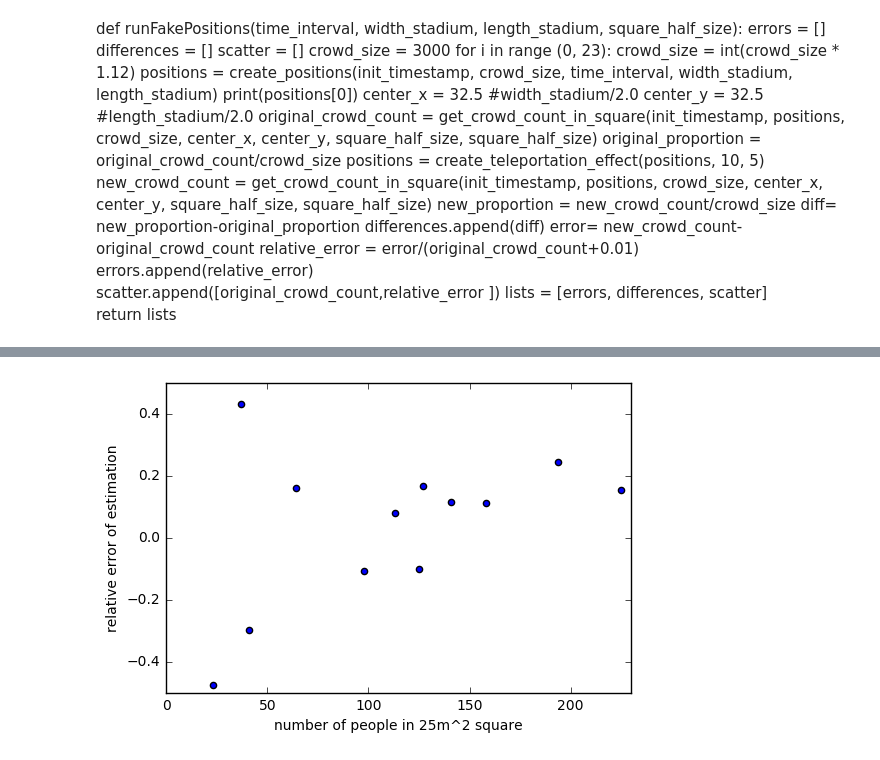
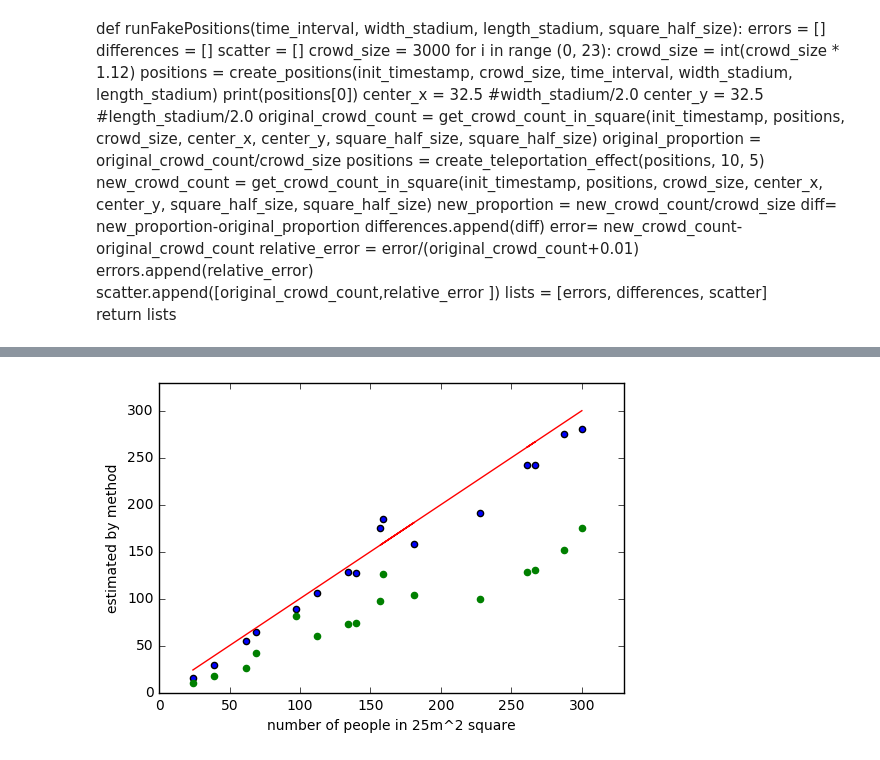
Before and after one commit to ArenA-Crowds/Crowds, a Jupyter notebook: Simulations.ipynb, the cells around one changed output, grey strips where cells are left out. Drawn from its saved outputs; the diff is of its cells as text; code cells hidden in the pictures.

```diff
--- a/Simulations.ipynb
+++ b/Simulations.ipynb
@@ -398,28 +401,35 @@ plt.show()
-# %%
-
-#n = 50
-
-x = np.array([r[0] for r in lists[3] ])
-y = np.array([r[1] for r in lists[3] ])
-
-#fig, ax = plt.subplots()
-fit = np.polyfit(x, y, deg = 1)
-#ax.plot(x, fit[0] * x + fit[1], color='red')
-#ax.scatter(x, y)
-#plt.show()
-
-
-#plt.plot(x, 0, color='red')
-plt.plot(0, color='red')
-plt.scatter(x, y)
-plt.ylabel('relative error of estimation')
-plt.xlabel('number of people in 25m^2 square')
-axes = plt.gca()
-axes.set_xlim([0, 230])
-axes.set_ylim([-0.5, 0.5])
-plt.show()
-# %% [output]
-[figure, removed]
 # %%
 lists[3]
+# %%
+import matplotlib.pyplot as plt
+import matplotlib
+import numpy as np
+x = np.array([r for r in lists[4] ])
+y = np.array([r for r in lists[6] ])
+
+#fig, ax = plt.subplots()
+fit = np.polyfit(x, y, deg = 1)
+#ax.plot(x, fit[0] * x + fit[1], color='red')
+#ax.scatter(x, y)
+#plt.show()
+
+
+#plt.plot(x, fit[0] * x + fit[1], color='red')
+plt.plot(x,  x , color='red')
+#plt.plot(0, color='red')
+plt.scatter(x, y)
+
+
+x = np.array([r for r in lists[4] ])
+y = np.array([r for r in lists[5] ])
+plt.scatter(x, y, color = 'green')
+
+plt.ylabel('estimated by method')
+plt.xlabel('number of people in 25m^2 square')
+axes = plt.gca()
+axes.set_xlim([0, 330])
+axes.set_ylim([0,330])
+plt.show()
+# %% [output]
+[figure, added]
 # %%
```
Also changed, not shown: parts of 17 cells of this notebook.
